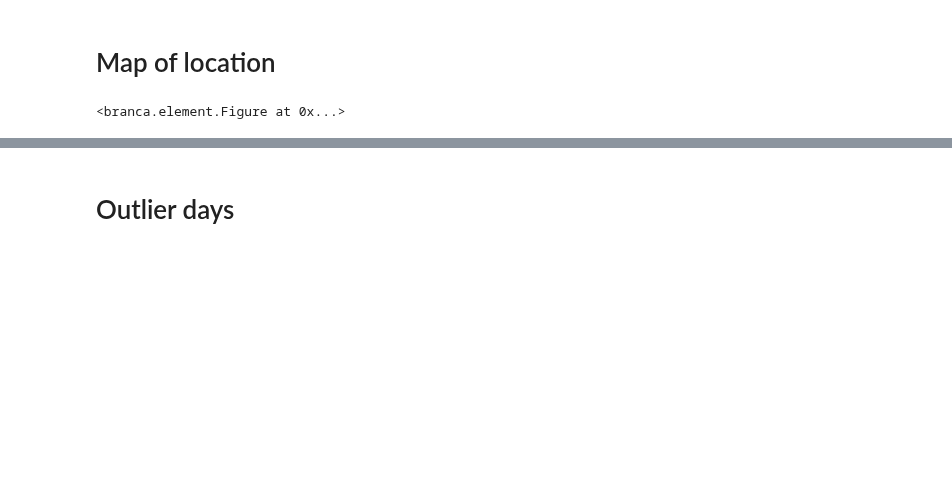
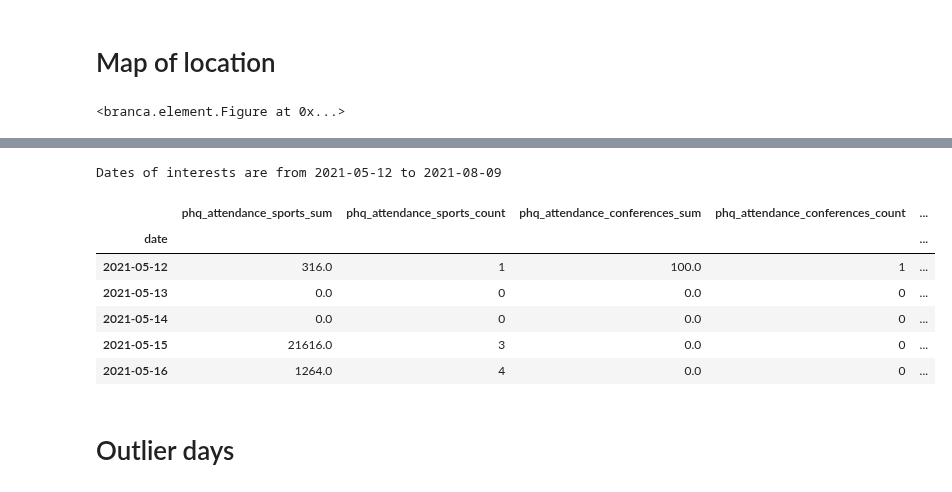
Before and after one commit to predicthq/phq-data-science-docs, a Jupyter notebook: demand-surge/demand-surge-notebook.ipynb, the cells around one changed output, grey strips where cells are left out. Saved outputs shown, nothing was run; the diff lists cells and outputs as text; code cells hidden in the pictures; blank space fills up the shorter version.

```diff
--- a/demand-surge/demand-surge-notebook.ipynb
+++ b/demand-surge/demand-surge-notebook.ipynb
@@ -219,3 +165,79 @@ df.head()
+# %%
+#double check the date range of interest
+end = get_end_date(start=start, n_days=n_days)
+print("Dates of interests are from {} to {}".format(start, end))
+# %% [output]
+Dates of interests are from 2021-05-12 to 2021-08-09
+# %%
+# Note: if you're getting 400 errors, it's probably because your token doesn't have features-api scope and you can generate a new one by following the steps in 4.1
+feature_list = []
+for feature in phq.features.obtain_features(
+        active__gte=start,
+        active__lte=end,
+        location__geo= {"lat": latitude, "lon": longitude, "radius": f"{radius}{radius_unit}"} if LOCATION_SETTING == "lat/lon" else None,
+        location__place_id = place_id if LOCATION_SETTING == "place_id" else None,
+        phq_rank_public_holidays=True,
+        phq_attendance_sports__stats=['sum','count'],
+        phq_attendance_sports__phq_rank={
+            "gt": 0
+        },
+        phq_attendance_conferences__stats=["sum", "count"],
+        phq_attendance_conferences__phq_rank={
+            "gt": 0
+        },
+        phq_attendance_expos__stats=["sum", "count"],
+        phq_attendance_expos__phq_rank={
+            "gt": 0
+        },
+        phq_attendance_concerts__stats=["sum", "count"],
+        phq_attendance_concerts__phq_rank={
+            "gt": 0
+        },
+        phq_attendance_festivals__stats=["sum", "count"],
+        phq_attendance_festivals__phq_rank={
+            "gt": 0
+        },
+        phq_attendance_performing_arts__stats=["sum", "count"],
+        phq_attendance_performing_arts__phq_rank={
+            "gt": 0
+        },
+        phq_attendance_community__stats=["sum", "count"],
+        phq_attendance_community__phq_rank={
+            "gt": 0
+        }
+
+):
+    feature_dict = {
+        'date': feature.date,
+        'phq_attendance_sports_sum': feature.phq_attendance_sports.stats.sum,
+        'phq_attendance_sports_count': feature.phq_attendance_sports.stats.count,
+        'phq_attendance_conferences_sum': feature.phq_attendance_conferences.stats.sum,
+        'phq_attendance_conferences_count': feature.phq_attendance_conferences.stats.count,
+        'phq_attendance_expos_sum': feature.phq_attendance_expos.stats.sum,
+        'phq_attendance_expos_count': feature.phq_attendance_expos.stats.count,
+        'phq_attendance_concerts_sum': feature.phq_attendance_concerts.stats.sum,
+        'phq_attendance_concerts_count': feature.phq_attendance_concerts.stats.count,
+        'phq_attendance_festivals_sum': feature.phq_attendance_festivals.stats.sum,
+        'phq_attendance_festivals_count': feature.phq_attendance_festivals.stats.count,
+        'phq_attendance_performing_arts_sum': feature.phq_attendance_performing_arts.stats.sum,
+        'phq_attendance_performing_arts_count': feature.phq_attendance_performing_arts.stats.count,
+        'phq_attendance_community_sum': feature.phq_attendance_community.stats.sum,
+        'phq_attendance_community_count': feature.phq_attendance_community.stats.count
+    }
+    feature_list.append(feature_dict)
+df = pd.DataFrame(feature_list)
+df = df.set_index("date")
+df["phq_attendance_stats_sum"] = df.filter(regex="sum").sum(axis=1)
+df["phq_attendance_stats_count"] = df.filter(regex="count").sum(axis=1)
+df.head()
+# %% [output]
+|  | phq_attendance_sports_sum | phq_attendance_sports_count | phq_attendance_conferences_sum | phq_attendance_conferences_count | ... |
+| date |  |  |  |  | ... |
+| 2021-05-12 | 316.0 | 1 | 100.0 | 1 | ... |
+| 2021-05-13 | 0.0 | 0 | 0.0 | 0 | ... |
+| 2021-05-14 | 0.0 | 0 | 0.0 | 0 | ... |
+| 2021-05-15 | 21616.0 | 3 | 0.0 | 0 | ... |
+| 2021-05-16 | 1264.0 | 4 | 0.0 | 0 | ... |
 # %% [markdown]
 # Outlier days <a class="anchor" id="outlier-days"></a>
 # %%
```
Also changed, not shown: parts of 17 cells of this notebook.
